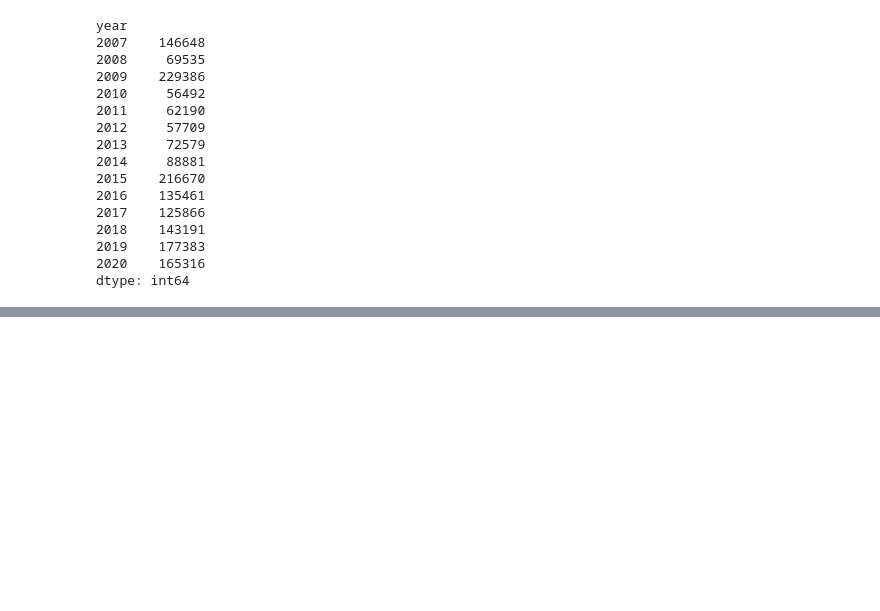
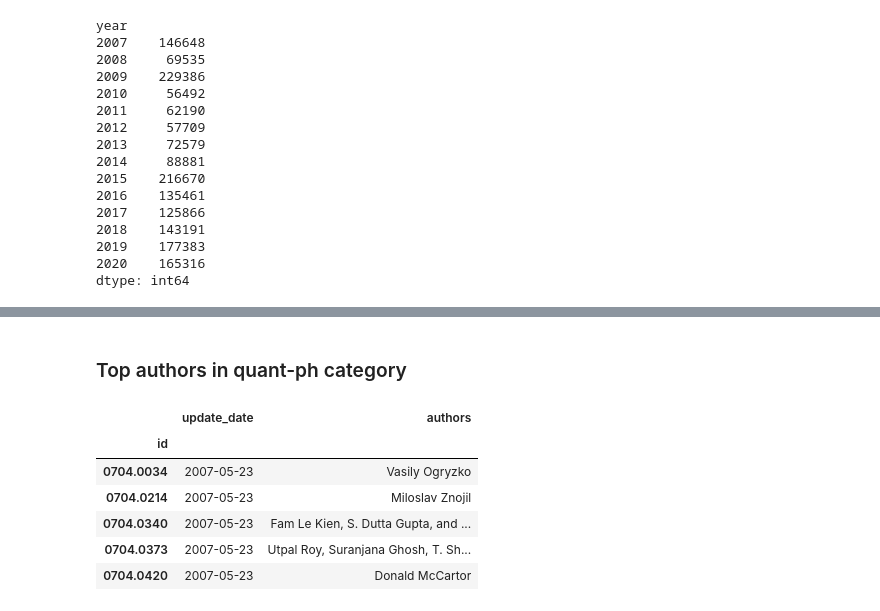
Before and after one commit to Litost0/arxiv-database-eda, a Jupyter notebook: arxiv-eda.ipynb, the cells around one changed output, grey strips where cells are left out. Drawn from its saved outputs; the diff is of its cells as text; code cells hidden in the pictures; blank space fills up the shorter version.

Commit message:
TRIVIAL: peek author

```diff
--- a/arxiv-eda.ipynb
+++ b/arxiv-eda.ipynb
@@ -101,0 +102,28 @@ for tick in ax.get_xticklabels():
+# %% [markdown]
+### Top authors in quant-ph category
+# %%
+def get_authors_in_quantph():
+    with sqlite3.connect('arxiv.db') as conn:
+        cursor = conn.cursor()
+        query = '''SELECT id, update_date, authors
+                   FROM arxiv
+                   WHERE categories LIKE '%quant-ph%'
+                   ORDER BY update_date'''
+        query_result = cursor.execute(query)
+        data = pd.DataFrame(query_result.fetchall())
+        data.columns = ['id', 'update_date', 'authors']
+        data = data.set_index(data.id).drop(columns=['id'])
+        cursor.close()
+
+    return data
+# %%
+data_author = get_authors_in_quantph()
+data_author.head()
+# %% [output]
+|  | update_date | authors |
+| id |  |  |
+| 0704.0034 | 2007-05-23 | Vasily Ogryzko |
+| 0704.0214 | 2007-05-23 | Miloslav Znojil |
+| 0704.0340 | 2007-05-23 | Fam Le Kien, S. Dutta Gupta, and ... |
+| 0704.0373 | 2007-05-23 | Utpal Roy, Suranjana Ghosh, T. Sh... |
+| 0704.0420 | 2007-05-23 | Donald McCartor |
```
Also changed, not shown: parts of 13 cells of this notebook.
